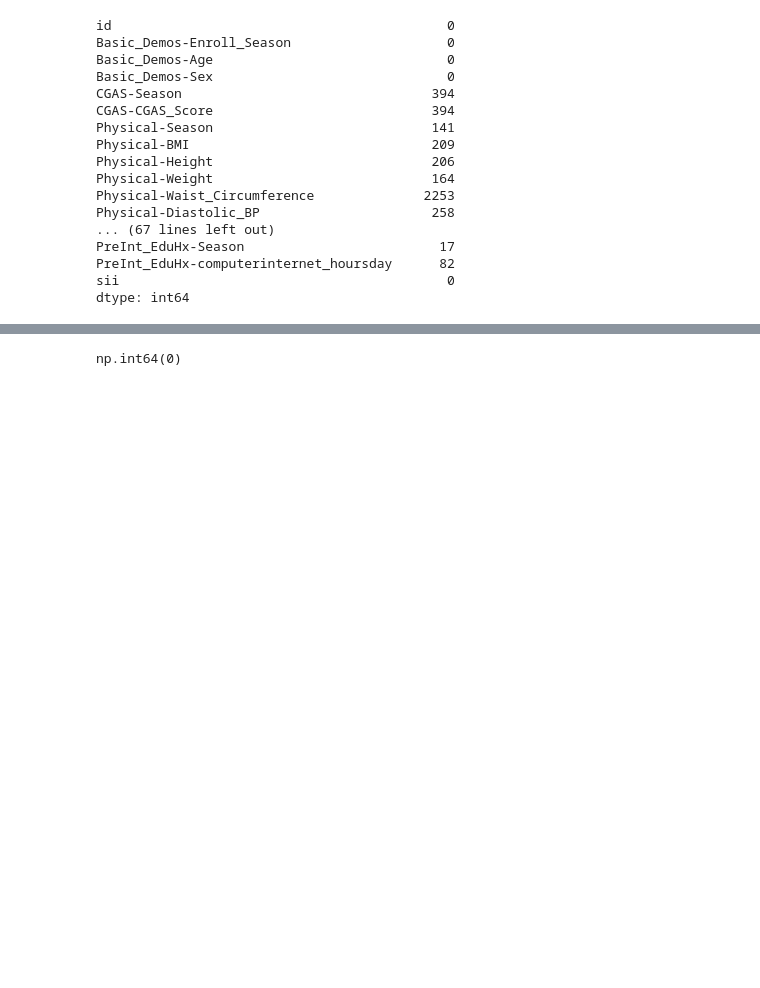
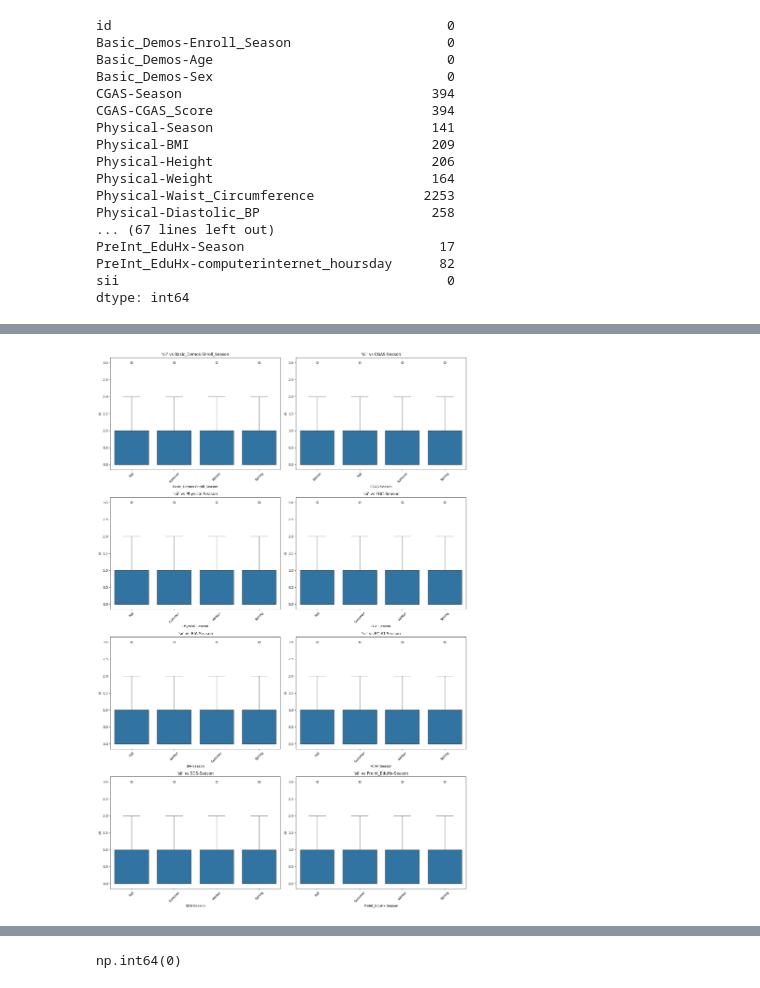
Before and after one commit to CeliePierre/Problematic-Internet-Use, a Jupyter notebook: kaggle-notebook.ipynb, the cells around one changed output, grey strips where cells are left out. Cells and saved outputs as stored; diff of their text form; code cells hidden in the pictures; blank space fills up the shorter version.

```diff
--- a/kaggle-notebook.ipynb
+++ b/kaggle-notebook.ipynb
@@ -473,0 +617,3 @@ dtype: int64
+# %%
+ train = train.drop(columns=['Fitness_Endurance-Max_Stage', 'Fitness_Endurance-Time_Mins',
+ 'Fitness_Endurance-Time_Sec' ]) # had forgotton to drop these attributes with highest null values
@@ -473,0 +640,3 @@ dtype: int64
+# %%
+#train['PAQ_A-Season'].head(50)
+train = train.drop(columns=['PAQ_A-Season'])
@@ -474,3 +680,16 @@ dtype: int64
+# %%
+# Plotting boxplots for sii  against each categorical column
+
+plt.figure(figsize=(16, 24))
+for i, col in enumerate(categorical_columns, 1):
+    plt.subplot(4, 2, i)
+    sns.boxplot(x=col, y='sii', data=train)
+    plt.xticks(rotation=45)
+    plt.title(f"'sii' vs {col}")
+plt.tight_layout()
+plt.show()
+# %% [output]
+[figure, added]
 # %%
 # CP: Drop columns with season data
 train = train.drop(columns=train.filter(regex='Season$').columns)
```
Also changed, not shown: parts of 17 cells of this notebook, 3 other files.
